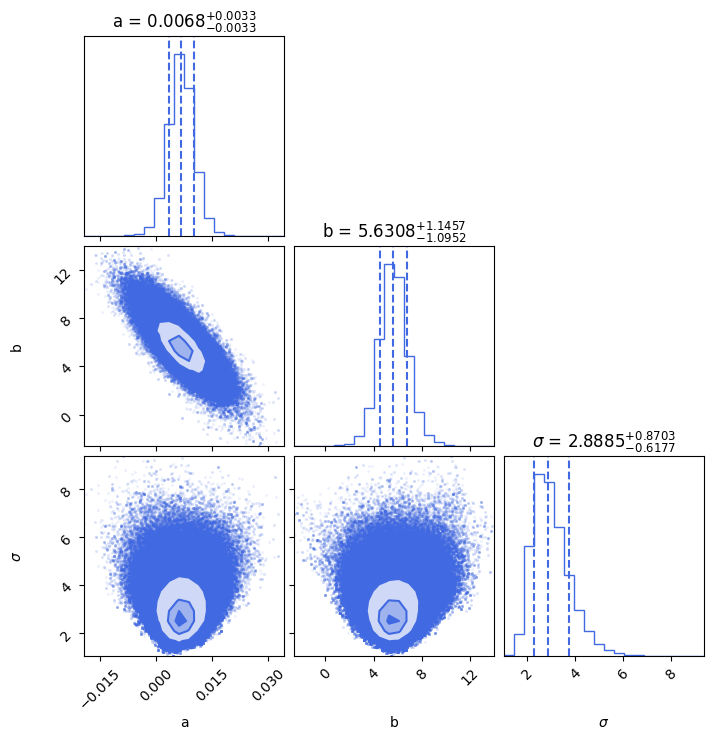
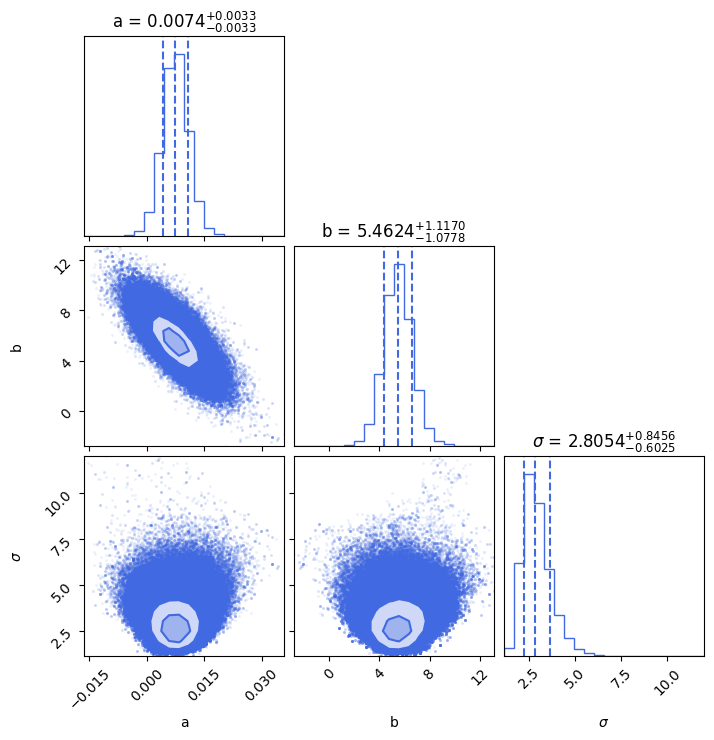
The change to this notebook cell's code, shown as a diff; its figure went from the first image to the second:
--- before
+++ after
@@ -10,3 +10,3 @@
 
 
-# plt.savefig(fig_path+'linear_relation_rh_sigma_%i_samplings.png'%n_samples, dpi=300)
+plt.savefig(fig_path+'linear_relation_rh_sigma_%i_samplings.png'%n_samples, dpi=300)

Commit: updated